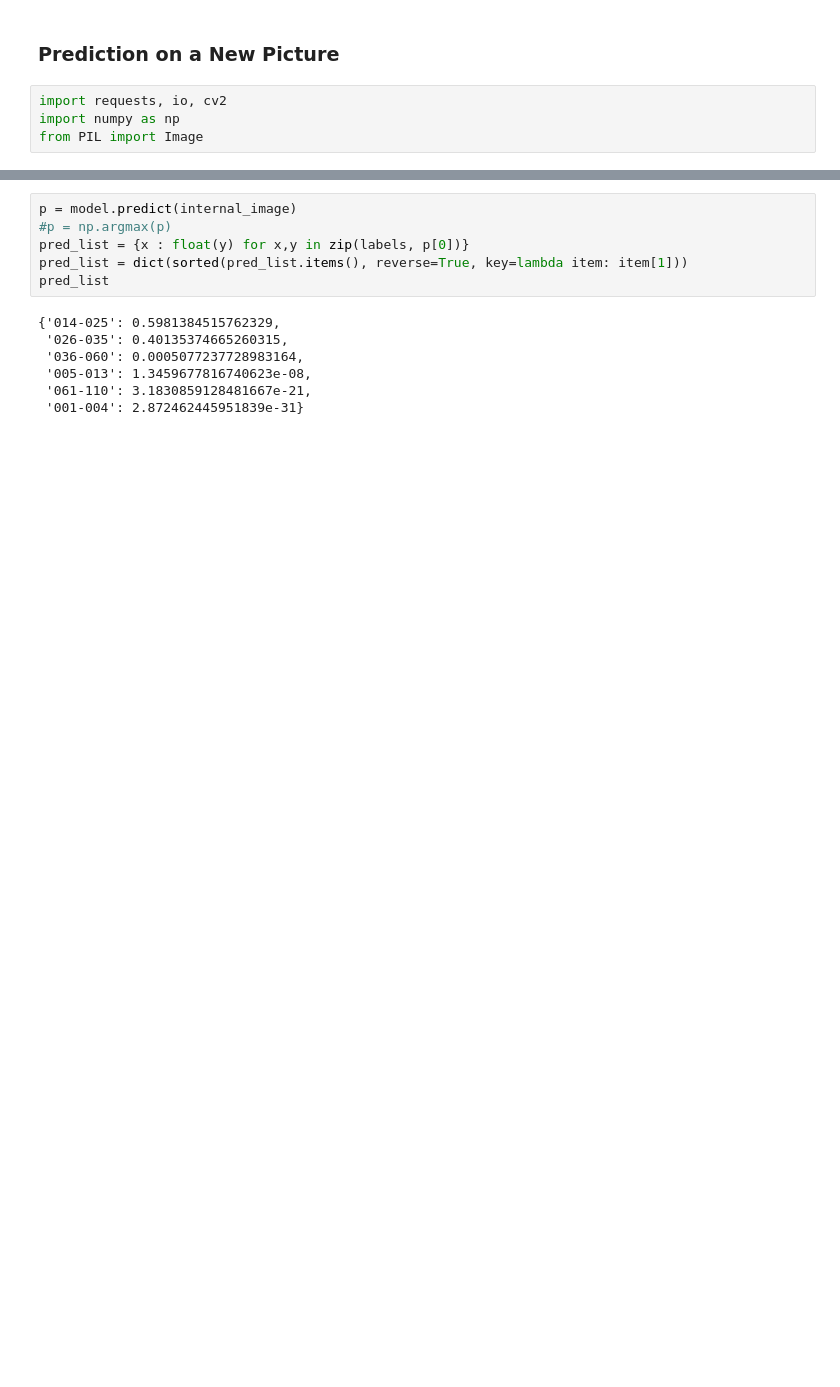
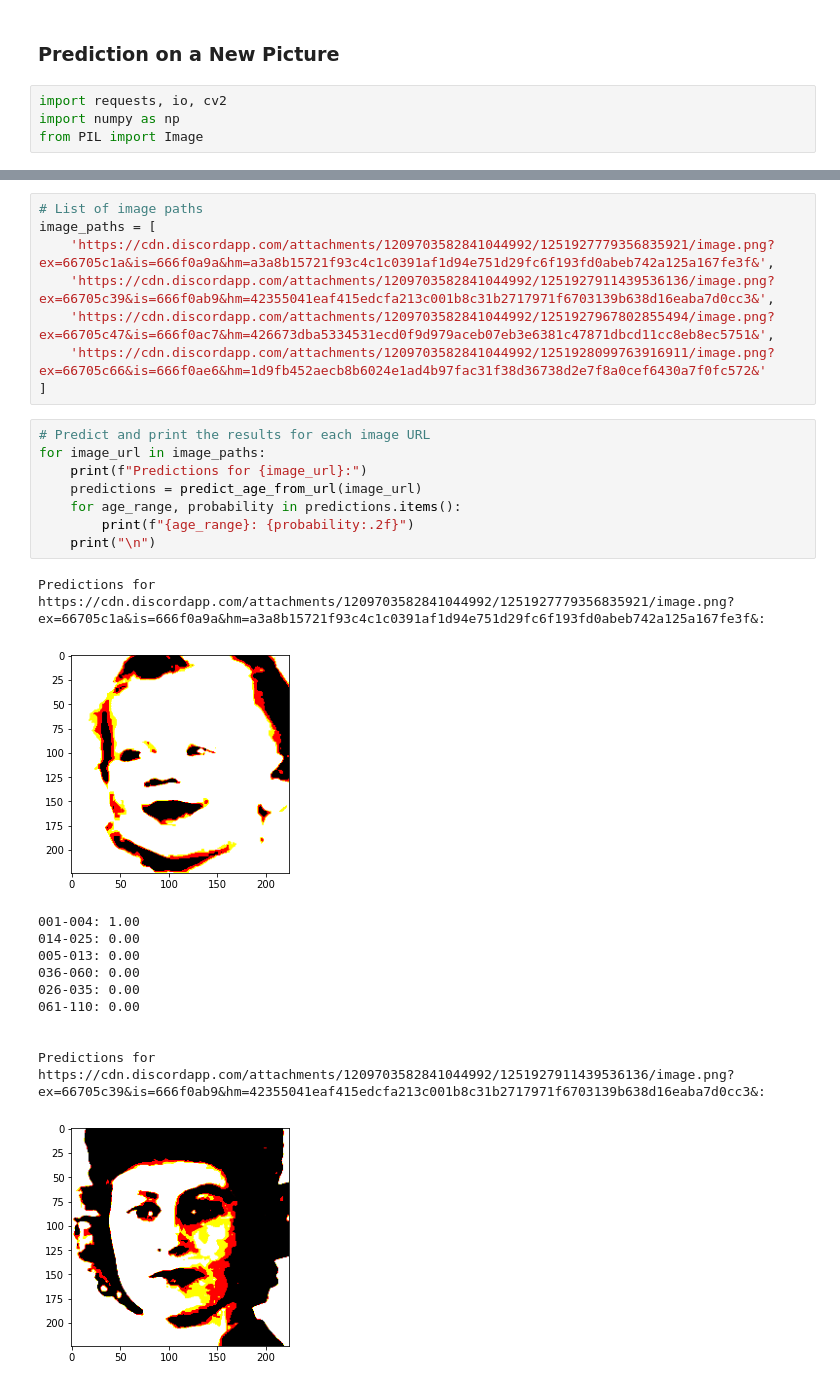
Before and after one commit to QuentinDucoulombier/Agemazing, a Jupyter notebook: agemazing_model.ipynb, the cells around one changed output, grey strips where cells are left out. Saved outputs shown, nothing was run; the diff lists cells and outputs as text; blank space fills up the shorter version.

```diff
--- a/agemazing_model.ipynb
+++ b/agemazing_model.ipynb
@@ -627,13 +621,29 @@ plt.show()
-# %%
-p = model.predict(internal_image)
-#p = np.argmax(p)
-pred_list = {x : float(y) for x,y in zip(labels, p[0])}
-pred_list = dict(sorted(pred_list.items(), reverse=True, key=lambda item: item[1]))
-pred_list
-# %% [output]
-{'014-025': 0.5981384515762329,
- '026-035': 0.40135374665260315,
- '036-060': 0.0005077237728983164,
- '005-013': 1.3459677816740623e-08,
- '061-110': 3.1830859128481667e-21,
- '001-004': 2.872462445951839e-31}
+# %%
+# List of image paths
+image_paths = [
+    'https://cdn.discordapp.com/attachments/1209703582841044992/1251927779356835921/image.png?ex=66705c1a&is=666f0a9a&hm=a3a8b15721f93c4c1c0391af1d94e751d29fc6f193fd0abeb742a125a167fe3f&',
+    'https://cdn.discordapp.com/attachments/1209703582841044992/1251927911439536136/image.png?ex=66705c39&is=666f0ab9&hm=42355041eaf415edcfa213c001b8c31b2717971f6703139b638d16eaba7d0cc3&',
+    'https://cdn.discordapp.com/attachments/1209703582841044992/1251927967802855494/image.png?ex=66705c47&is=666f0ac7&hm=426673dba5334531ecd0f9d979aceb07eb3e6381c47871dbcd11cc8eb8ec5751&',
+    'https://cdn.discordapp.com/attachments/1209703582841044992/1251928099763916911/image.png?ex=66705c66&is=666f0ae6&hm=1d9fb452aecb8b6024e1ad4b97fac31f38d36738d2e7f8a0cef6430a7f0fc572&'
+]
+# %%
+# Predict and print the results for each image URL
+for image_url in image_paths:
+    print(f"Predictions for {image_url}:")
+    predictions = predict_age_from_url(image_url)
+    for age_range, probability in predictions.items():
+        print(f"{age_range}: {probability:.2f}")
+    print("\n")
+# %% [output]
+Predictions for https://cdn.discordapp.com/attachments/1209703582841044992/1251927779356835921/image.png?ex=66705c1a&is=666f0a9a&hm=a3a8b15721f93c4c1c0391af1d94e751d29fc6f193fd0abeb742a125a167fe3f&:
+[figure, added]
+001-004: 1.00
+014-025: 0.00
+005-013: 0.00
+036-060: 0.00
+026-035: 0.00
+061-110: 0.00
+
+
+Predictions for https://cdn.discordapp.com/attachments/1209703582841044992/1251927911439536136/image.png?ex=66705c39&is=666f0ab9&hm=42355041eaf415edcfa213c001b8c31b2717971f6703139b638d16eaba7d0cc3&:
+[figure, added]
```
Also changed, not shown: parts of 15 cells of this notebook, 6 other files.
